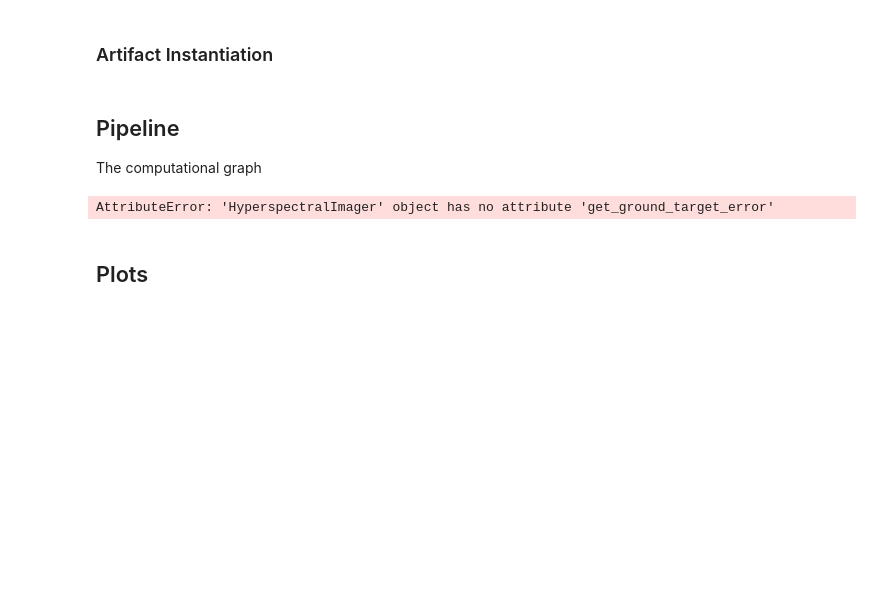
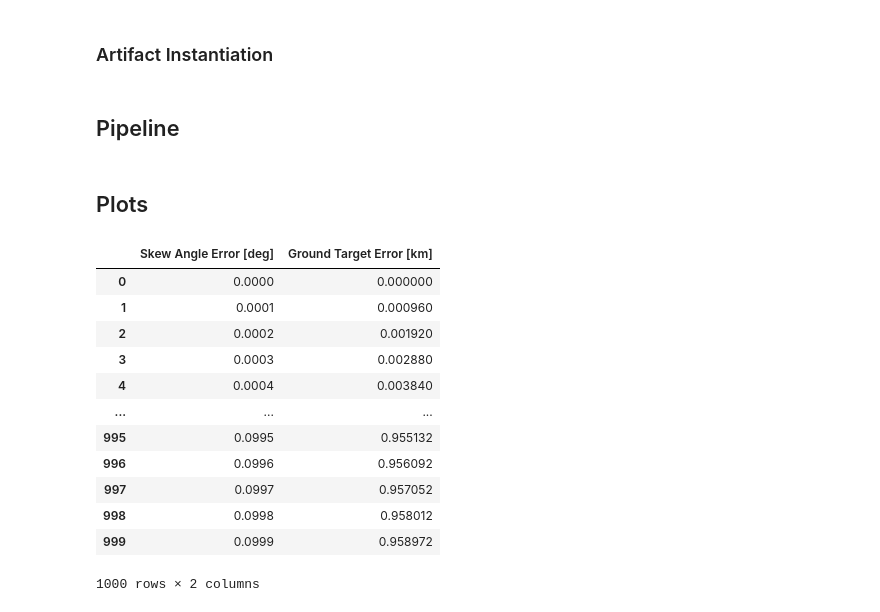
Before and after one commit to utat-ss/architect, a Jupyter notebook: tradebooks/ground_target_error_vs_skew_angle_error.ipynb, the cells around one changed output. Cells and saved outputs as stored; diff of their text form; code cells hidden in the pictures; blank space fills up the shorter version.

Commit message:
Added Test for get_ground_target_error

```diff
--- a/tradebooks/ground_target_error_vs_skew_angle_error.ipynb
+++ b/tradebooks/ground_target_error_vs_skew_angle_error.ipynb
@@ -21,7 +19,7 @@ orbital_altitude = 550 * unit.km
 
 
 # region variables
-skew_angle = np.arange(start=0, stop=200, step=0.001) * unit.deg
+skew_angle = np.arange(start=0, stop=0.1, step=0.0001) * unit.deg
 # endregion
 # %% [markdown]
 ### Artifact Instantiation
@@ -36,10 +29,41 @@ payload = systems.spectrometers.HyperspectralImager()
 # endregion
 # %% [markdown]
 ## Pipeline
-The computational graph
 # %%
 ground_error = payload.get_ground_target_error(orbital_altitude, skew_angle)
-# %% [output]
-AttributeError: 'HyperspectralImager' object has no attribute 'get_ground_target_error'
 # %% [markdown]
 ## Plots
+# %%
+skew_angle_label = f"Skew Angle Error [{skew_angle.unit}]"
+ground_error_label = f"Ground Target Error [{ground_error.unit}]"
+
+data = {
+    skew_angle_label: skew_angle,
+    ground_error_label: ground_error,
+}
+
+df = pd.DataFrame.from_dict(data=data)
+fig = plot.line(
+    df=df,
+    x=skew_angle_label,
+    y=ground_error_label,
+    title="Ground Target Error vs Skew Angle Error",
+    dark=True,
+)
+
+fig.show()
+display(df)
+# %% [output]
+|  | Skew Angle Error [deg] | Ground Target Error [km] |
+| 0 | 0.0000 | 0.000000 |
+| 1 | 0.0001 | 0.000960 |
+| 2 | 0.0002 | 0.001920 |
+| 3 | 0.0003 | 0.002880 |
+| 4 | 0.0004 | 0.003840 |
+| ... | ... | ... |
+| 995 | 0.0995 | 0.955132 |
+| 996 | 0.0996 | 0.956092 |
+| 997 | 0.0997 | 0.957052 |
+| 998 | 0.0998 | 0.958012 |
+| 999 | 0.0999 | 0.958972 |
+1000 rows × 2 columns
```
Also changed, not shown: parts of 5 cells of this notebook, 1 other file.
